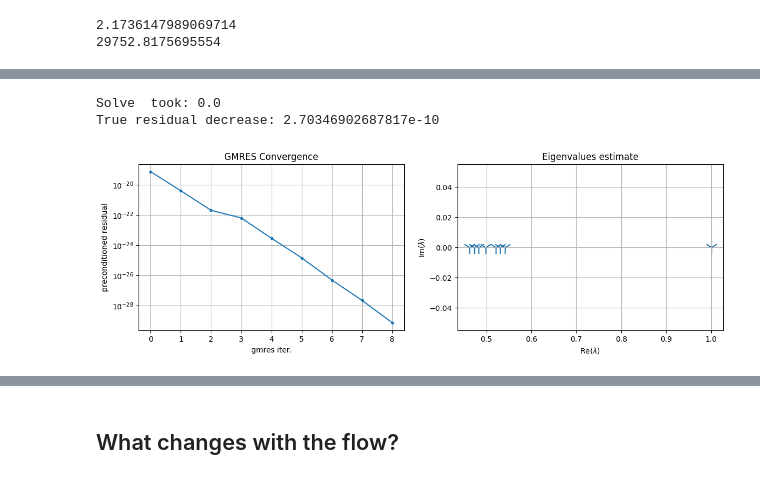
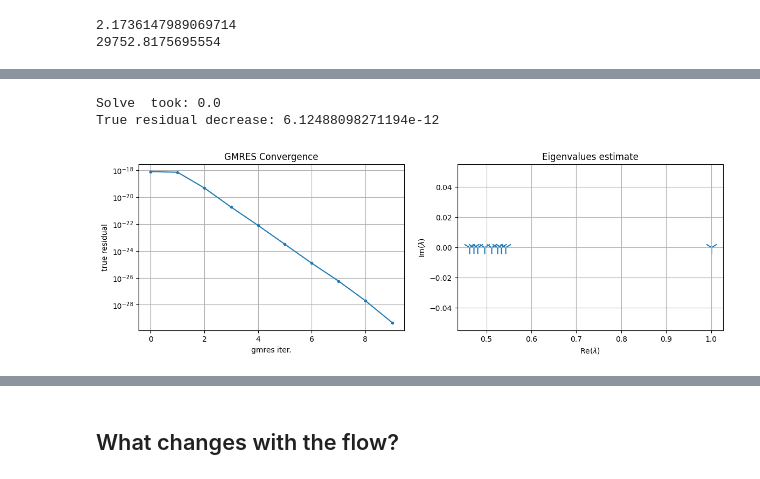
Before and after one commit to pmgbergen/FTHM-Solver, a Jupyter notebook: fpm/full_system_exact.ipynb, the cells around one changed output, grey strips where cells are left out. Saved outputs shown, nothing was run; the diff lists cells and outputs as text; code cells hidden in the pictures.

```diff
--- a/fpm/full_system_exact.ipynb
+++ b/fpm/full_system_exact.ipynb
@@ -188,6 +267,6 @@ print(cond(Jmech.mat @ Jmech_stab_inv))
 # %%
-solve_petsc(Jmech.mat, Jmech_stab_inv, rhs=Jmech.local_rhs(rhs))
+solve_petsc(Jmech.mat, Jmech_stab_inv, rhs=Jmech.local_rhs(rhs), pc_side='right')
 # %% [output]
 Solve  took: 0.0
-True residual decrease: 2.70346902687817e-10
+True residual decrease: 6.12488098271194e-12
-[figure, old version]
+[figure, new version]
```
Also changed, not shown: parts of 42 cells of this notebook, 15 other files.
